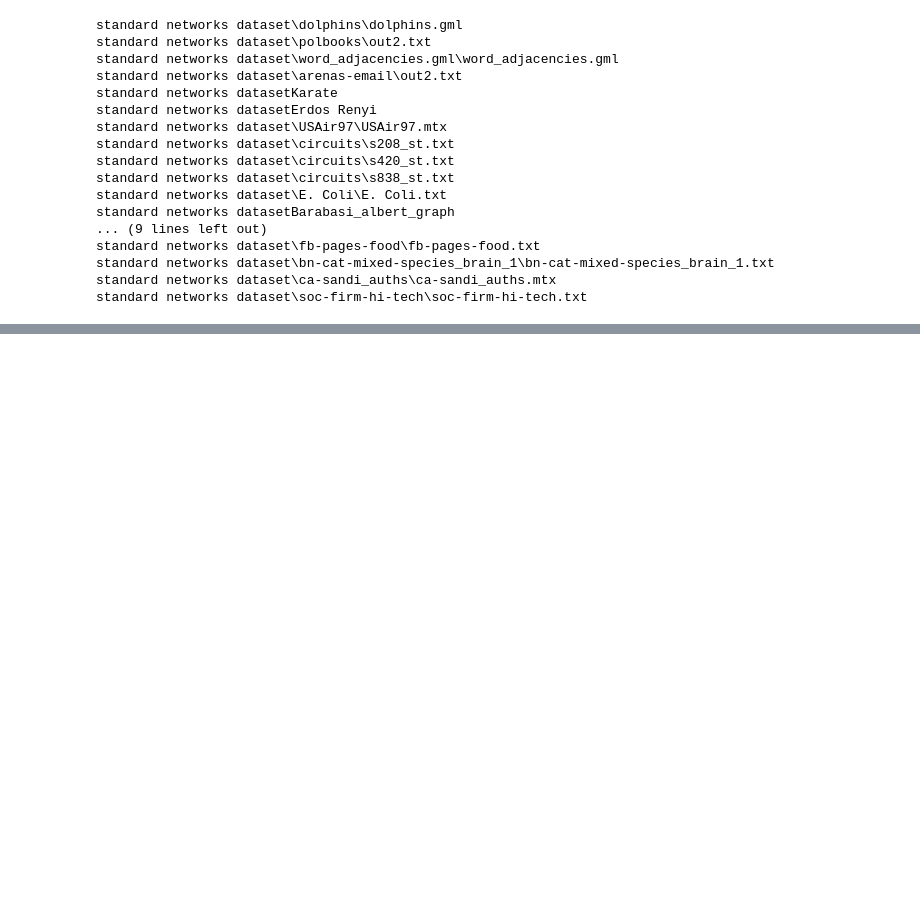
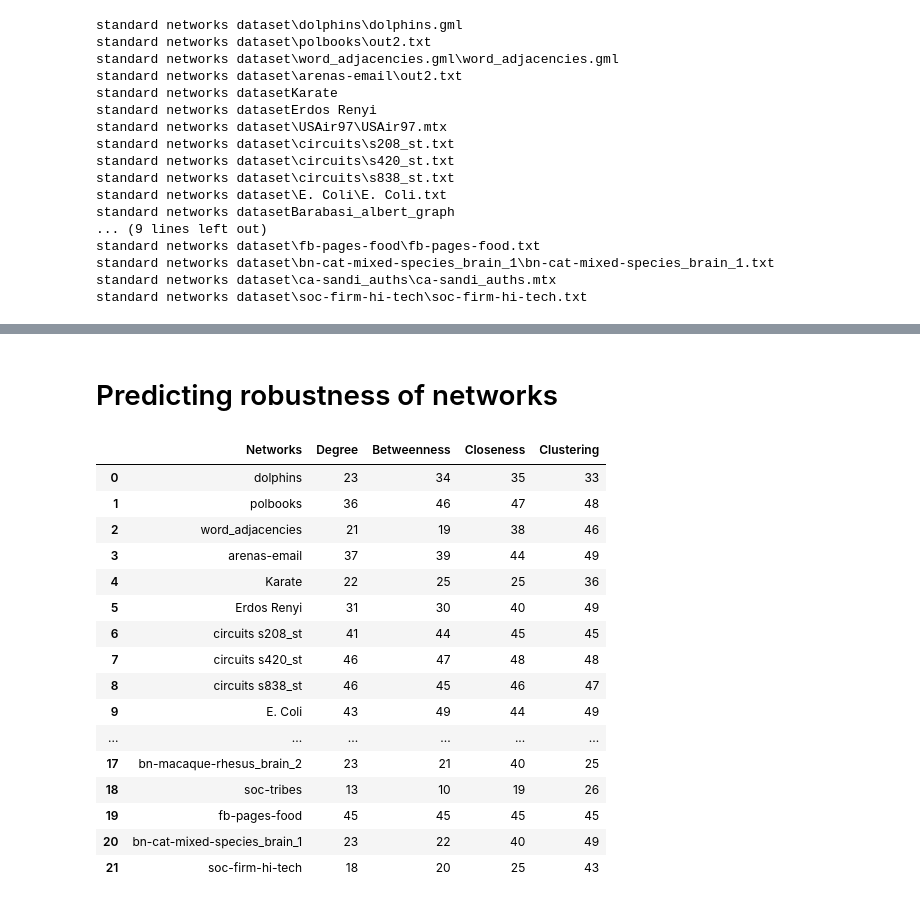
Before and after one commit to almusawiaf/Attack-and-Survive-in-Complex-Network, a Jupyter notebook: percolation analysis.ipynb, the cells around one changed output, grey strips where cells are left out. Drawn from its saved outputs; the diff is of its cells as text; code cells hidden in the pictures; blank space fills up the shorter version.

```diff
--- a/percolation analysis.ipynb
+++ b/percolation analysis.ipynb
@@ -260,3 +296,38 @@ Barabasi_albert_graph
+# %% [markdown]
+# Predicting robustness of networks
+# %%
+R = {}
+R['Networks'] = name
+for c in centr:
+    Rs = []
+    for i in range(22):
+        S = sims[c][i]
+        T, V = 0, 0
+        for t, v in S:
+            if v > V:
+                T = t
+                V = v
+        Rs.append(T)
+    R[c] = Rs
+pd.DataFrame(R)
+# %% [output]
+|  | Networks | Degree | Betweenness | Closeness | Clustering |
+| 0 | dolphins | 23 | 34 | 35 | 33 |
+| 1 | polbooks | 36 | 46 | 47 | 48 |
+| 2 | word_adjacencies | 21 | 19 | 38 | 46 |
+| 3 | arenas-email | 37 | 39 | 44 | 49 |
+| 4 | Karate | 22 | 25 | 25 | 36 |
+| 5 | Erdos Renyi | 31 | 30 | 40 | 49 |
+| 6 | circuits s208_st | 41 | 44 | 45 | 45 |
+| 7 | circuits s420_st | 46 | 47 | 48 | 48 |
+| 8 | circuits s838_st | 46 | 45 | 46 | 47 |
+| 9 | E. Coli | 43 | 49 | 44 | 49 |
+| ... | ... | ... | ... | ... | ... |
+| 17 | bn-macaque-rhesus_brain_2 | 23 | 21 | 40 | 25 |
+| 18 | soc-tribes | 13 | 10 | 19 | 26 |
+| 19 | fb-pages-food | 45 | 45 | 45 | 45 |
+| 20 | bn-cat-mixed-species_brain_1 | 23 | 22 | 40 | 49 |
+| 21 | soc-firm-hi-tech | 18 | 20 | 25 | 43 |
 # %%
 def random_sim():
     results = []
```
Also changed, not shown: parts of 12 cells of this notebook, 4 other files.
